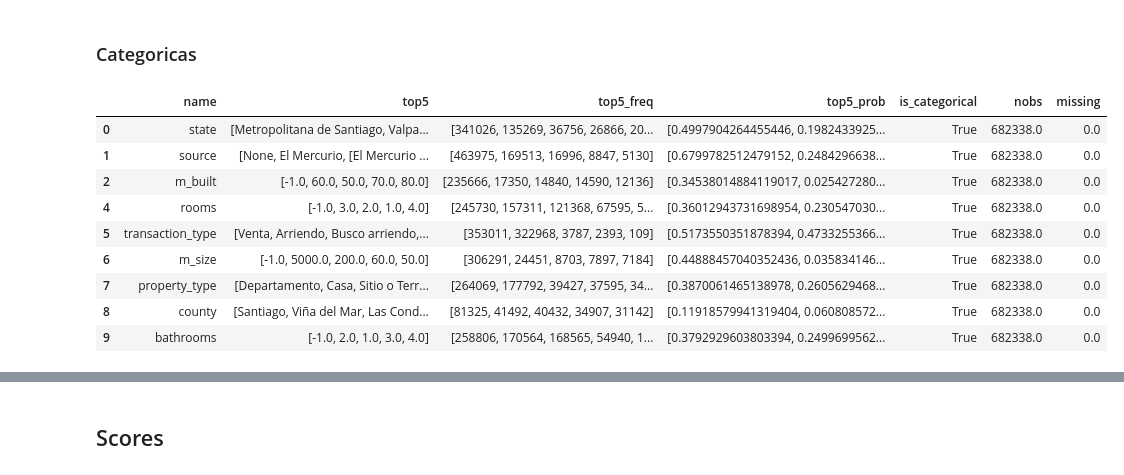
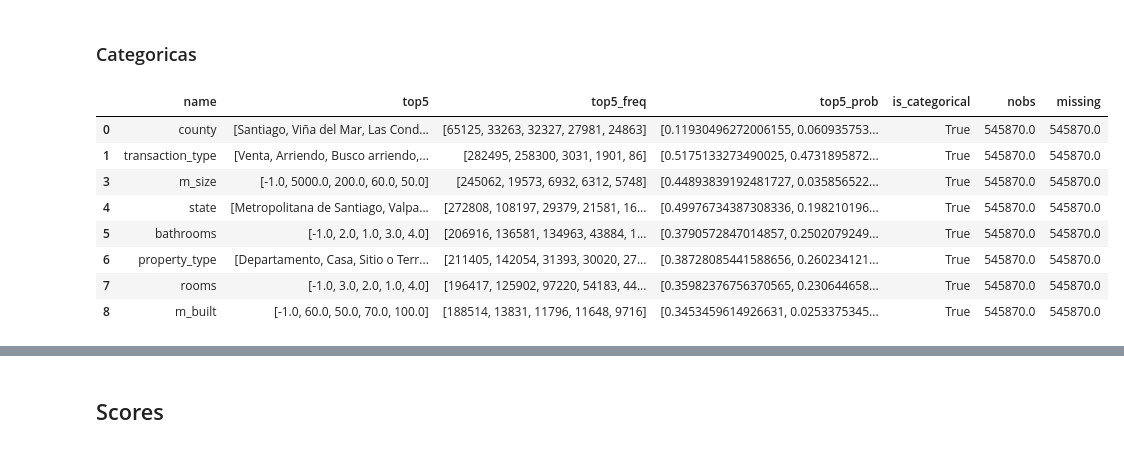
Before and after one commit to gvillarroel/synthetic-data-for-text, a Jupyter notebook: notebooks/economicos.ipynb, the cells around one changed output, grey strips where cells are left out. Cells and saved outputs as stored; diff of their text form; code cells hidden in the pictures.

```diff
--- a/notebooks/economicos.ipynb
+++ b/notebooks/economicos.ipynb
@@ -19,7 +19,7 @@ df.sample(3)
 # %%
 %%capture
 from syntheticml.data.synthetic import Synthetic, MODELS
-category_columns=("property_type", "transaction_type", "state", "county", "rooms", "bathrooms", "m_built", "m_size", "source", )
+category_columns=("property_type", "transaction_type", "state", "county", "rooms", "bathrooms", "m_built", "m_size", )
 # TODO: Estudiar implicancia de valores nulos en categorias y numeros
 df_converted = df.fillna(dict(
         property_type = "None",
@@ -32,18 +32,19 @@ df_converted = df.fillna(dict(
         m_size = -1,
         source = "None"
 )).fillna(-1).astype({k: 'str' for k in ("description", "price", "title", "address", "owner",)})
+df_converted = df.replace(to_replace="None", value=np.nan).replace(to_replace=-1, value=np.nan).dropna().astype({k: 'str' for k in ("description", "price", "title", "address", "owner",)})
+
 syn = Synthetic(df_converted,
         id="url",
         category_columns=category_columns,
-        text_columns=("description", "price", "title", "address", "owner",),
-        exclude_columns=("publication_date",),
+        text_columns=("description", "price", "title", "address", "owner", ),
+        exclude_columns=("publication_date", "source", ),
         synthetic_folder = "../datasets/economicos/synth",
-        models=['copulagan', 'tvae', 'gaussiancopula', 'ctgan', 'smote-enc'],
+        models=['copulagan', 'tvae', 'gaussiancopula', 'ctgan', 'smote-enc', 'tddpm_mlp'],
         n_sample = df.shape[0],
-        target_column="_price"
+        target_column="_price",
+        max_cpu_pool=1
 )
-syn.process()
-syn.process_scores()
 # %%
 %%capture
 syn.process()
@@ -67,16 +63,14 @@ display(m_ctgan[~m_ctgan.is_categorical].dropna(axis=1, how='all'))
 # %% [markdown]
 ### Categoricas
 # %%
-display(metrics[metrics.is_categorical].dropna(axis=1, how='all'))
-display(m_ctgan[m_ctgan.is_categorical].dropna(axis=1, how='all'))
+metrics[metrics.is_categorical].dropna(axis=1, how='all')
 # %% [output]
 |  | name | top5 | top5_freq | top5_prob | is_categorical | nobs | missing |
-| 0 | state | [Metropolitana de Santiago, Valpa... | [341026, 135269, 36756, 26866, 20... | [0.4997904264455446, 0.1982433925... | True | 682338.0 | 0.0 |
-| 1 | source | [None, El Mercurio, [El Mercurio ... | [463975, 169513, 16996, 8847, 5130] | [0.6799782512479152, 0.2484296638... | True | 682338.0 | 0.0 |
-| 2 | m_built | [-1.0, 60.0, 50.0, 70.0, 80.0] | [235666, 17350, 14840, 14590, 12136] | [0.34538014884119017, 0.025427280... | True | 682338.0 | 0.0 |
-| 4 | rooms | [-1.0, 3.0, 2.0, 1.0, 4.0] | [245730, 157311, 121368, 67595, 5... | [0.36012943731698954, 0.230547030... | True | 682338.0 | 0.0 |
-| 5 | transaction_type | [Venta, Arriendo, Busco arriendo,... | [353011, 322968, 3787, 2393, 109] | [0.5173550351878394, 0.4733255366... | True | 682338.0 | 0.0 |
-| 6 | m_size | [-1.0, 5000.0, 200.0, 60.0, 50.0] | [306291, 24451, 8703, 7897, 7184] | [0.44888457040352436, 0.035834146... | True | 682338.0 | 0.0 |
-| 7 | property_type | [Departamento, Casa, Sitio o Terr... | [264069, 177792, 39427, 37595, 34... | [0.3870061465138978, 0.2605629468... | True | 682338.0 | 0.0 |
-| 8 | county | [Santiago, Viña del Mar, Las Cond... | [81325, 41492, 40432, 34907, 31142] | [0.11918579941319404, 0.060808572... | True | 682338.0 | 0.0 |
-| 9 | bathrooms | [-1.0, 2.0, 1.0, 3.0, 4.0] | [258806, 170564, 168565, 54940, 1... | [0.3792929603803394, 0.2499699562... | True | 682338.0 | 0.0 |
+| 0 | county | [Santiago, Viña del Mar, Las Cond... | [65125, 33263, 32327, 27981, 24863] | [0.11930496272006155, 0.060935753... | True | 545870.0 | 545870.0 |
+| 1 | transaction_type | [Venta, Arriendo, Busco arriendo,... | [282495, 258300, 3031, 1901, 86] | [0.5175133273490025, 0.4731895872... | True | 545870.0 | 545870.0 |
+| 3 | m_size | [-1.0, 5000.0, 200.0, 60.0, 50.0] | [245062, 19573, 6932, 6312, 5748] | [0.44893839192481727, 0.035856522... | True | 545870.0 | 545870.0 |
+| 4 | state | [Metropolitana de Santiago, Valpa... | [272808, 108197, 29379, 21581, 16... | [0.49976734387308336, 0.198210196... | True | 545870.0 | 545870.0 |
+| 5 | bathrooms | [-1.0, 2.0, 1.0, 3.0, 4.0] | [206916, 136581, 134963, 43884, 1... | [0.3790572847014857, 0.2502079249... | True | 545870.0 | 545870.0 |
+| 6 | property_type | [Departamento, Casa, Sitio o Terr... | [211405, 142054, 31393, 30020, 27... | [0.38728085441588656, 0.260234121... | True | 545870.0 | 545870.0 |
+| 7 | rooms | [-1.0, 3.0, 2.0, 1.0, 4.0] | [196417, 125902, 97220, 54183, 44... | [0.35982376756370565, 0.230644658... | True | 545870.0 | 545870.0 |
+| 8 | m_built | [-1.0, 60.0, 50.0, 70.0, 100.0] | [188514, 13831, 11796, 11648, 9716] | [0.3453459614926631, 0.0253375345... | True | 545870.0 | 545870.0 |
```
Also changed, not shown: parts of 12 cells of this notebook, 24 other files.
